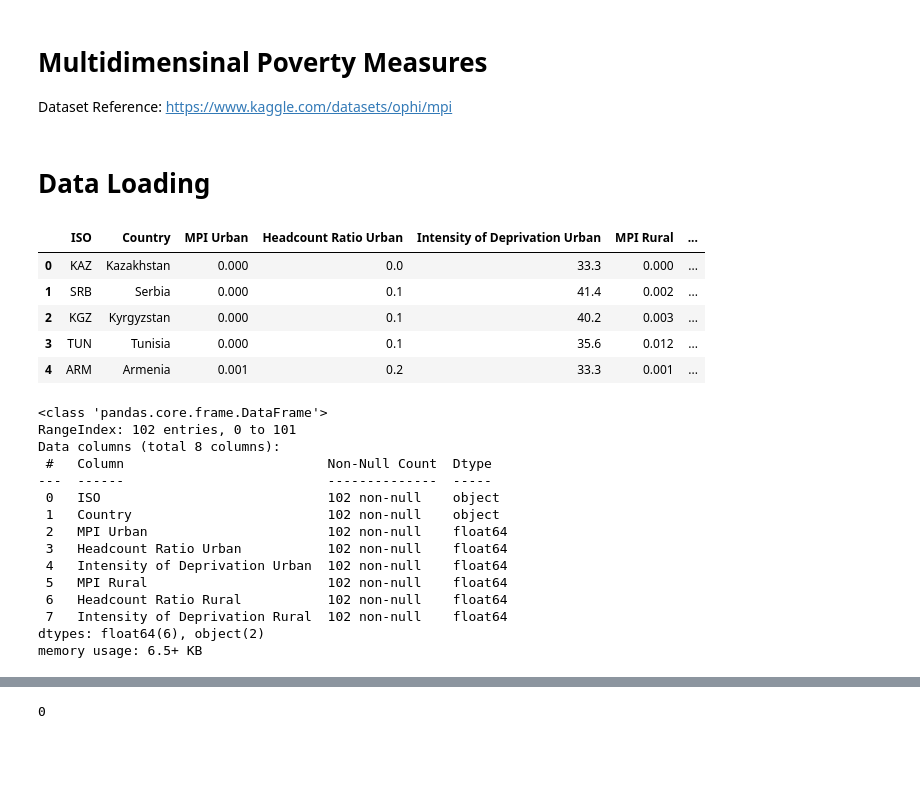
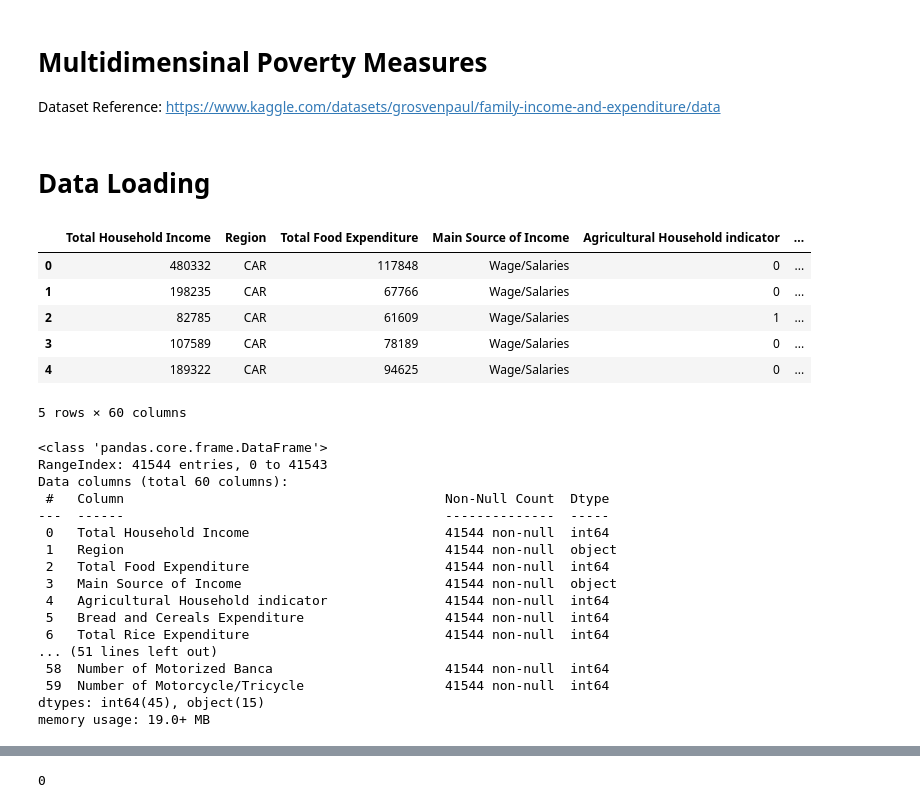
Before and after one commit to machiwao/CCADMACL_PROJECT_COM222, a Jupyter notebook: CCADMACL_Project_Implementation.ipynb, the cells around one changed output, grey strips where cells are left out. Saved outputs shown, nothing was run; the diff lists cells and outputs as text; code cells hidden in the pictures; blank space fills up the shorter version.

Commit message:
Initial data loading

```diff
--- a/CCADMACL_Project_Implementation.ipynb
+++ b/CCADMACL_Project_Implementation.ipynb
@@ -2,7 +2,7 @@
 <a href="https://colab.research.google.com/github/machiwao/CCADMACL_PROJECT_COM222/blob/main/CCADMACL_Project_Implementation.ipynb" target="_parent"><img src="https://colab.research.google.com/assets/colab-badge.svg" alt="Open In Colab"/></a>
 # %% [markdown]
 # Multidimensinal Poverty Measures
-Dataset Reference: https://www.kaggle.com/datasets/ophi/mpi
+Dataset Reference: https://www.kaggle.com/datasets/grosvenpaul/family-income-and-expenditure/data
 # %%
 import pandas as pd
 import matplotlib as plt
@@ -13,33 +13,36 @@ from sklearn.model_selection import train_test_split
 # %% [markdown]
 # Data Loading
 # %%
-df = pd.read_csv('https://raw.githubusercontent.com/machiwao/CCADMACL_PROJECT_COM222/refs/heads/main/MPI_national.csv')
+df = pd.read_csv('https://raw.githubusercontent.com/machiwao/CCADMACL_PROJECT_COM222/refs/heads/main/Family%20Income%20and%20Expenditure.csv')
 df.head()
 # %% [output]
-|  | ISO | Country | MPI Urban | Headcount Ratio Urban | Intensity of Deprivation Urban | MPI Rural | ... |
-| 0 | KAZ | Kazakhstan | 0.000 | 0.0 | 33.3 | 0.000 | ... |
-| 1 | SRB | Serbia | 0.000 | 0.1 | 41.4 | 0.002 | ... |
-| 2 | KGZ | Kyrgyzstan | 0.000 | 0.1 | 40.2 | 0.003 | ... |
-| 3 | TUN | Tunisia | 0.000 | 0.1 | 35.6 | 0.012 | ... |
-| 4 | ARM | Armenia | 0.001 | 0.2 | 33.3 | 0.001 | ... |
+|  | Total Household Income | Region | Total Food Expenditure | Main Source of Income | Agricultural Household indicator | ... |
+| 0 | 480332 | CAR | 117848 | Wage/Salaries | 0 | ... |
+| 1 | 198235 | CAR | 67766 | Wage/Salaries | 0 | ... |
+| 2 | 82785 | CAR | 61609 | Wage/Salaries | 1 | ... |
+| 3 | 107589 | CAR | 78189 | Wage/Salaries | 0 | ... |
+| 4 | 189322 | CAR | 94625 | Wage/Salaries | 0 | ... |
+5 rows × 60 columns
 # %%
 df.info()
 # %% [output]
 <class 'pandas.core.frame.DataFrame'>
-RangeIndex: 102 entries, 0 to 101
-Data columns (total 8 columns):
- #   Column                          Non-Null Count  Dtype
----  ------                          --------------  -----
- 0   ISO                             102 non-null    object
- 1   Country                         102 non-null    object
- 2   MPI Urban                       102 non-null    float64
- 3   Headcount Ratio Urban           102 non-null    float64
- 4   Intensity of Deprivation Urban  102 non-null    float64
- 5   MPI Rural                       102 non-null    float64
- 6   Headcount Ratio Rural           102 non-null    float64
- 7   Intensity of Deprivation Rural  102 non-null    float64
-dtypes: float64(6), object(2)
-memory usage: 6.5+ KB
+RangeIndex: 41544 entries, 0 to 41543
+Data columns (total 60 columns):
+ #   Column                                         Non-Null Count  Dtype
+---  ------                                         --------------  -----
+ 0   Total Household Income                         41544 non-null  int64
+ 1   Region                                         41544 non-null  object
+ 2   Total Food Expenditure                         41544 non-null  int64
+ 3   Main Source of Income                          41544 non-null  object
+ 4   Agricultural Household indicator               41544 non-null  int64
+ 5   Bread and Cereals Expenditure                  41544 non-null  int64
+ 6   Total Rice Expenditure                         41544 non-null  int64
+... (51 lines left out)
+ 58  Number of Motorized Banca                      41544 non-null  int64
+ 59  Number of Motorcycle/Tricycle                  41544 non-null  int64
+dtypes: int64(45), object(15)
+memory usage: 19.0+ MB
 # %%
 df.isna().sum()
 # %% [output]
```
Also changed, not shown: parts of 1 cell of this notebook.
